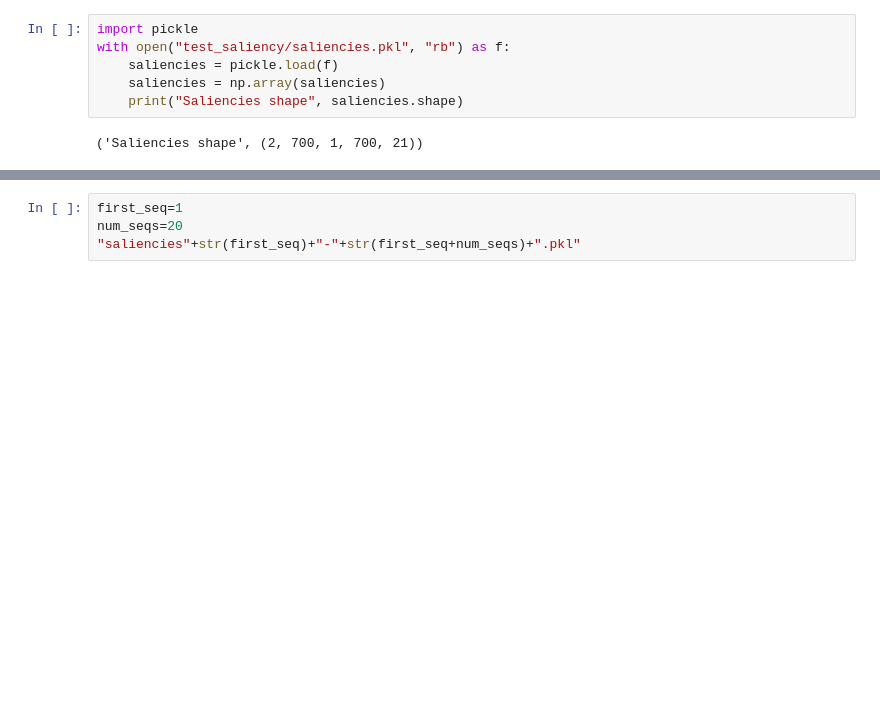
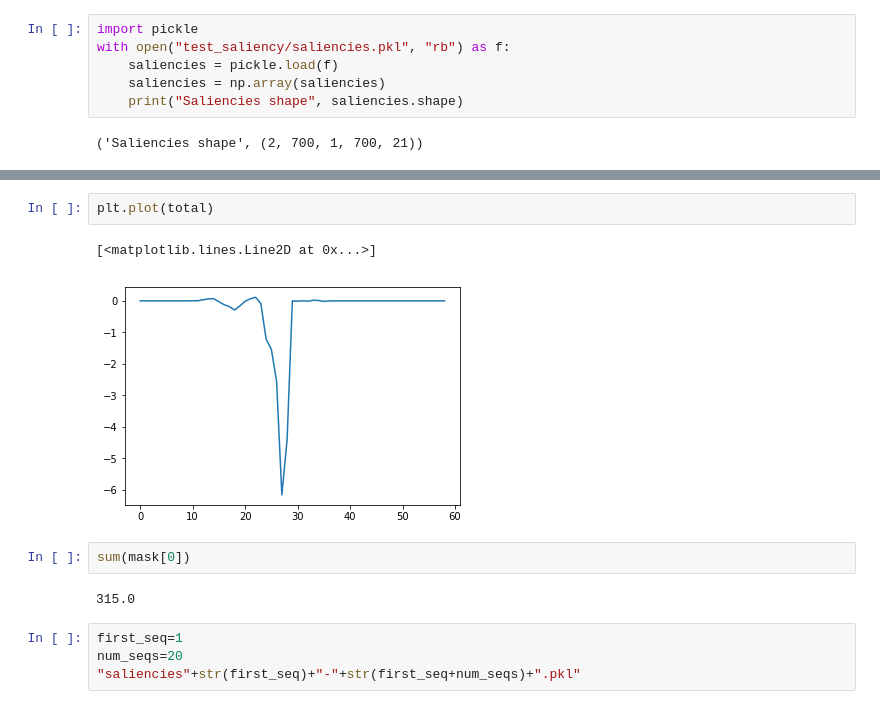
Before and after one commit to Juillermo/saliencyPSSP, a Jupyter notebook: Testing.ipynb, the cells around one changed output, grey strips where cells are left out. Cells and saved outputs as stored; diff of their text form; blank space fills up the shorter version.

```diff
--- a/Testing.ipynb
+++ b/Testing.ipynb
@@ -161,3 +223,12 @@ for pos in range(22):
+# %%
+plt.plot(total)
+# %% [output]
+[<matplotlib.lines.Line2D at 0x...>]
+[figure, added]
+# %%
+sum(mask[0])
+# %% [output]
+315.0
 # %%
 first_seq=1
 num_seqs=20
```
Also changed, not shown: parts of 7 cells of this notebook, 2 other files.
